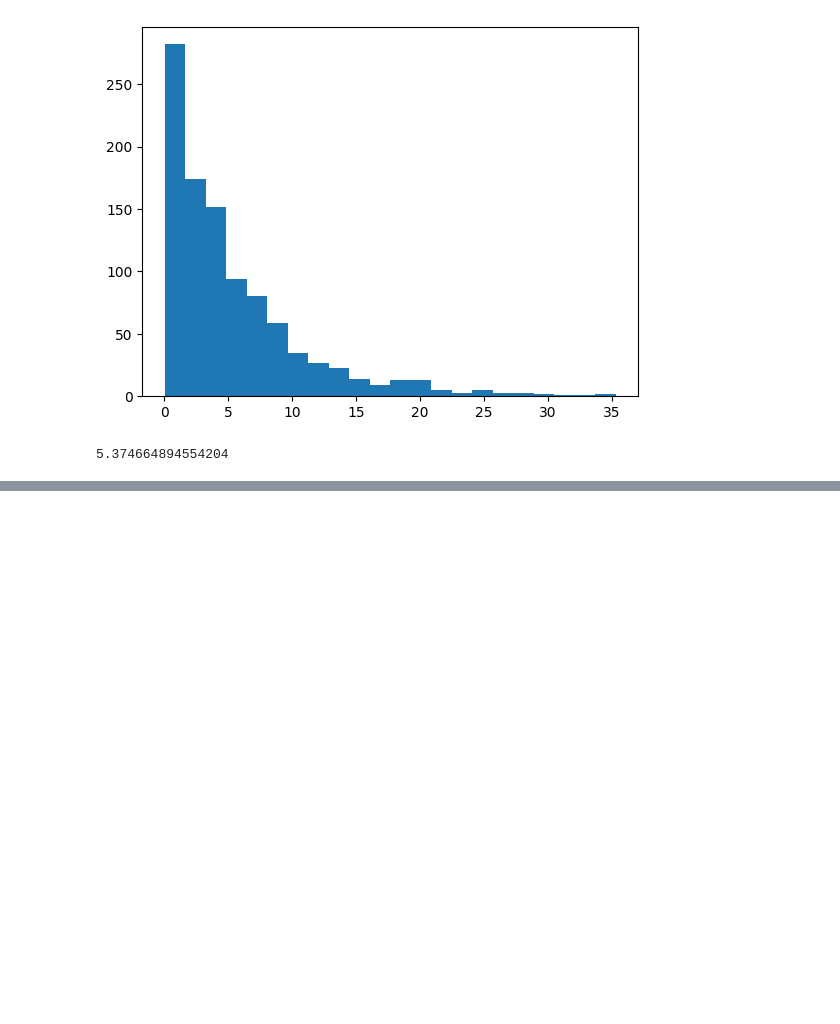
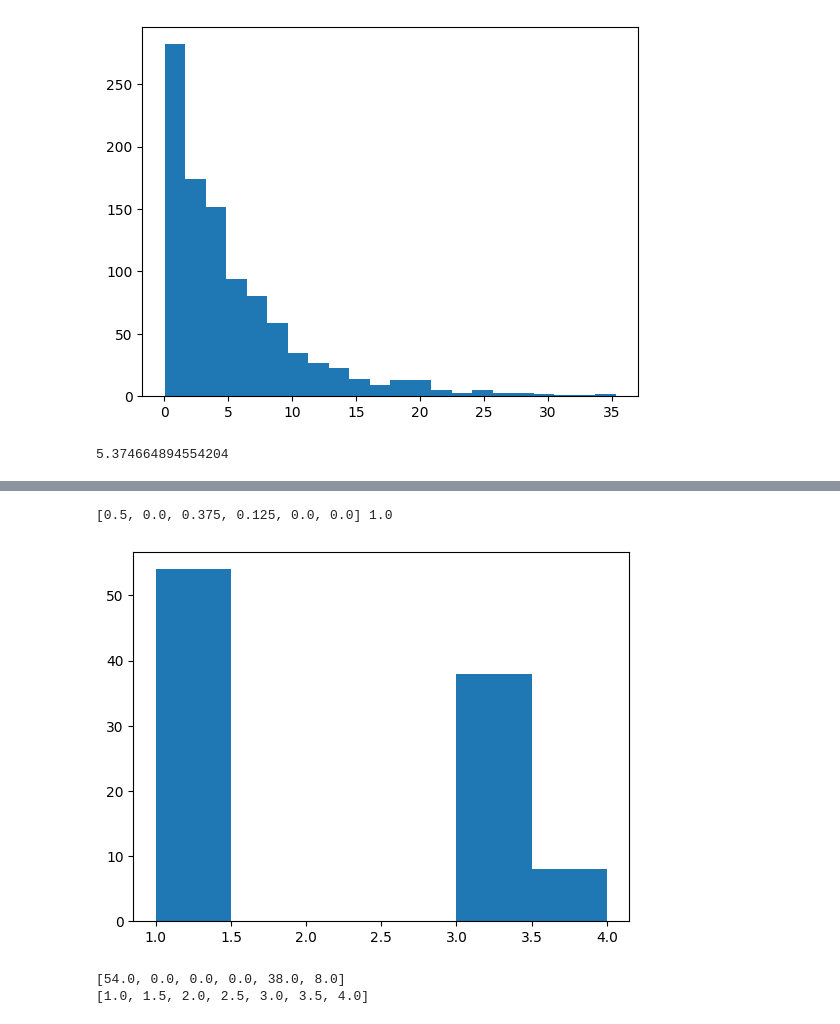
Before and after one commit to lewisl/CovidSim, a Jupyter notebook: prototyping.ipynb, the cells around one changed output, grey strips where cells are left out. Saved outputs shown, nothing was run; the diff lists cells and outputs as text; code cells hidden in the pictures; blank space fills up the shorter version.

```diff
--- a/prototyping.ipynb
+++ b/prototyping.ipynb
@@ -125,0 +143,21 @@ hist(x,22);
+# %%
+snorm(arr) = arr ./ (sum(arr))
+
+age_amplify = Dict(1=>(1.3,.7), 2=>(1.1,.9), 3=>(1.0, 1.0), 4=>(0.9,1.1), 5=>(.8,1.2))
+nilprobs = [.6, 0.0, .3, .1, 0.0, 0.0]
+# do we amplify the probs or the outcomes?
+# probs
+nilprobs = snorm(nilprobs .* [0.8, 0.0, 1.2, 1.2, 0.0, 0.0])
+
+println(nilprobs, " ", sum(nilprobs))
+
+dcat = Categorical(nilprobs)
+x = rand(dcat,100)
+hh = hist(x,6);
+println(hh[1])
+println(hh[2])
+# %% [output]
+[0.5, 0.0, 0.375, 0.125, 0.0, 0.0] 1.0
+[figure, added]
+[54.0, 0.0, 0.0, 0.0, 38.0, 8.0]
+[1.0, 1.5, 2.0, 2.5, 3.0, 3.5, 4.0]
```
Also changed, not shown: parts of 3 cells of this notebook, 2 other files.
